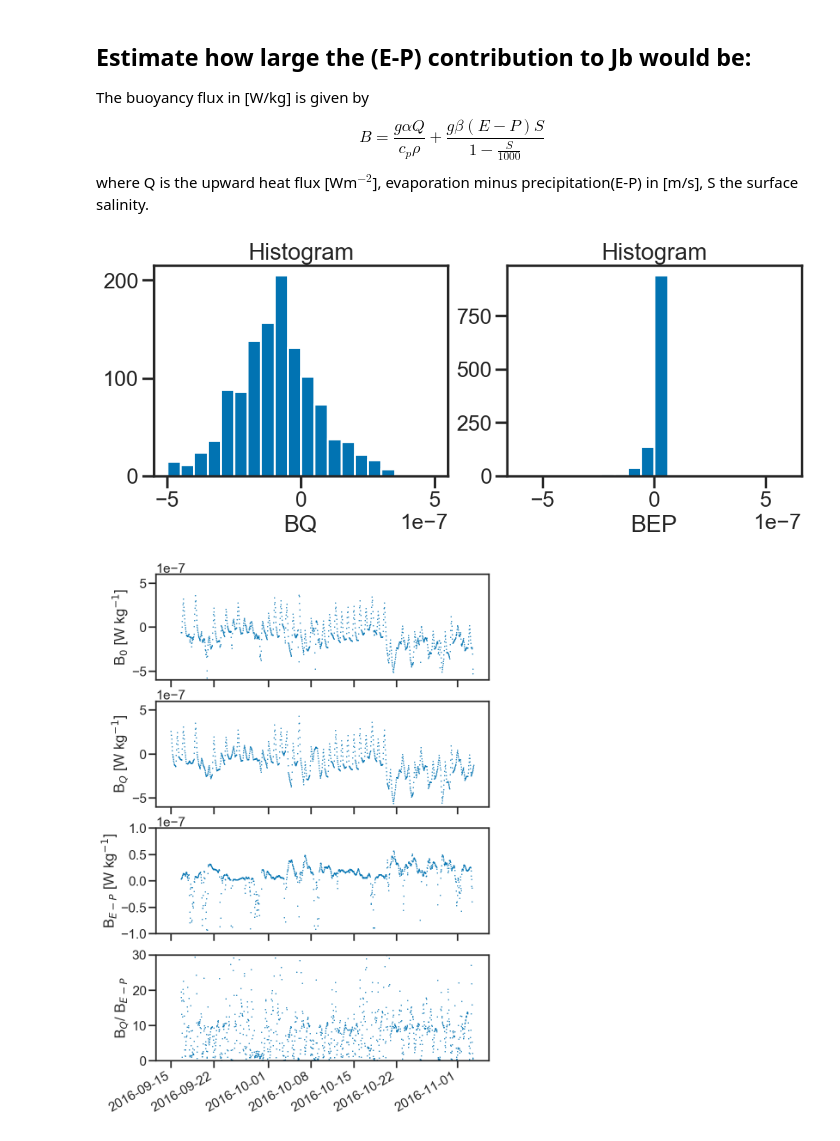
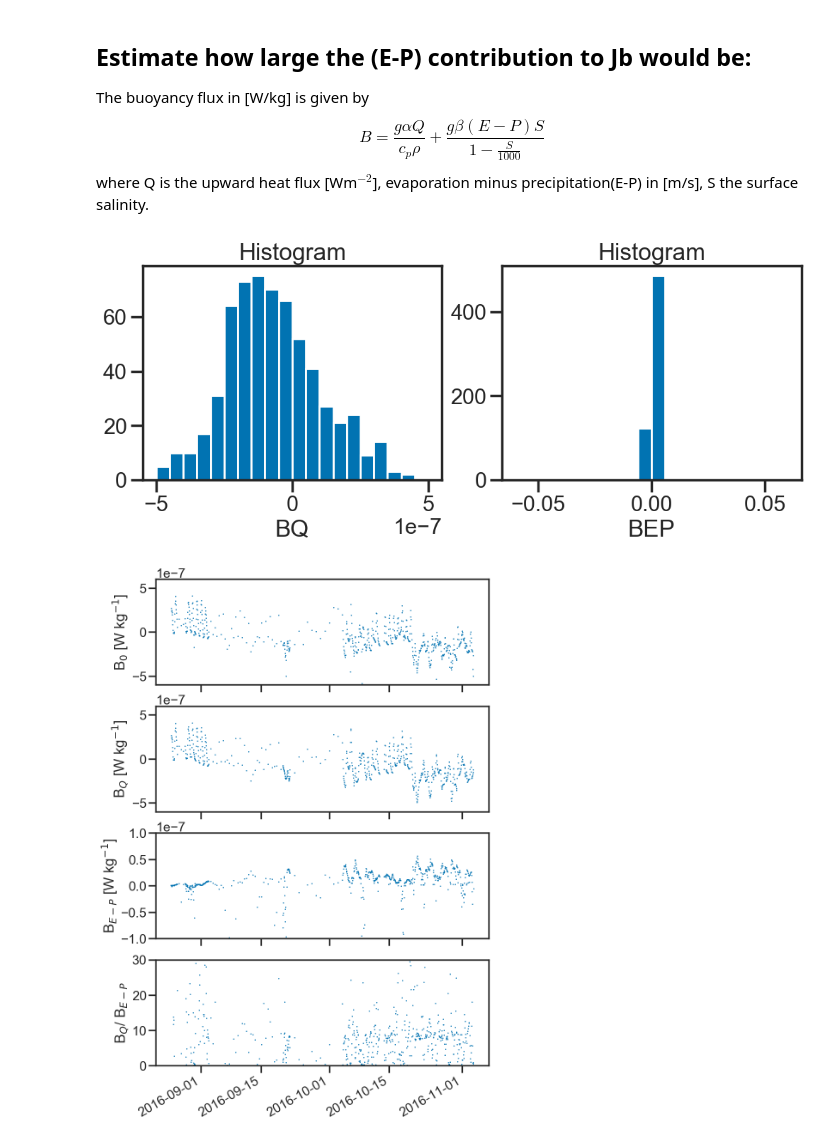
Before and after one commit to sessink/NIW, a Jupyter notebook: notebooks/turbulent_terms.ipynb, the cells around one changed output. Saved outputs shown, nothing was run; the diff lists cells and outputs as text; code cells hidden in the pictures.

```diff
--- a/notebooks/turbulent_terms.ipynb
+++ b/notebooks/turbulent_terms.ipynb
@@ -349,3 +263,34 @@ met['uprime_kz'] = met.uprime/(0.4*met.mld_new)
+# %%
+cfs = cfs.interp_like(raw, method='linear')
+# %%
+rho0=raw.rho0.mean()
+g = 9.81
+
+
+raw['emp'] = ('time', interp_in_space(raw, emp).EMP)
+raw['emp'] = raw.emp/(100*86400)
+raw['qnet'] = ('time', cfs['Qnet'])
+raw['tx'] = ('time', cfs['tx'])
+raw['ty'] = ('time', cfs['ty'])
+raw['taudotu'] = raw.u_surf * raw.tx + raw.v_surf * raw.ty
+
+raw['tau'] = ('time', np.sqrt( raw.tx**2 + raw.ty**2 ))
+
+raw['uprime'] = np.sqrt( raw.tau/raw.rho0.mean() )
+raw['shear_prod'] = -raw.uprime**3/(0.4*raw.z)
+raw['shear_prod'] = raw.shear_prod.transpose('z','time').where( raw.shear_prod<1e5)
+raw['mshear_prod'] = ('time', -integrate_columns(raw.shear_prod, raw.mld))
+# %%
+import gsw
+cp = gsw.cp_t_exact(raw.S_surf.mean(),raw.T_surf.mean(),0)
+alphaT = gsw.alpha(raw.S_surf.mean(),raw.T_surf.mean(),0)
+betaS = gsw.beta(raw.S_surf.mean(),raw.T_surf.mean(),0)
+# %%
+raw['BQ'] = g*alphaT*raw.qnet/(cp*rho0)
+raw['BEP'] = g*betaS*raw.emp*raw.S_surf/(1-raw.S_surf/1000)
+raw['B'] = raw.BQ + raw.BEP
+raw['MO'] = -raw.uprime**3/(0.4*raw.B)
+raw['MO_MLD'] = raw.MO/met.mld
 # %% [markdown]
 ## Estimate how large the (E-P) contribution to Jb would be:
 
@@ -356,10 +301,10 @@ $$
 where Q is the upward heat flux [Wm$^{-2}$], evaporation minus precipitation(E-P) in [m/s], S the surface salinity.
 # %%
 f,ax = plt.subplots(1,2, figsize=(12,4))
-met.BQ.plot.hist(ax=ax[0],range=(-5e-7,5e-7), bins=20)
-met.BEP.plot.hist(range=(-6e-7,6e-7),ax=ax[1], bins=20);
+raw.BQ.plot.hist(ax=ax[0],range=(-5e-7,5e-7), bins=20)
+raw.BEP.plot.hist(range=(-6e-2,6e-2),ax=ax[1], bins=20);
 # %% [output]
-[figure, old version]
+[figure, new version]
 # %%
 f,ax=plt.subplots(4,1,sharex=True, figsize=(10,15))
 # met['uprime'].plot(ax=ax[0],lw=0,marker='.',ms=2)
@@ -367,29 +312,29 @@ f,ax=plt.subplots(4,1,sharex=True, figsize=(10,15))
 # ax[0].set_ylabel(r'u*')
 # ax[0].set_ylim(0,2e-6)
 
-met['B'].plot(ax=ax[0],lw=0,marker='.',ms=2)
+raw['B'].plot(ax=ax[0],lw=0,marker='.',ms=2)
 ax[0].set_xlabel(None)
 ax[0].set_ylabel(r'B$_0$ [W kg$^{-1}$]')
 ax[0].set_ylim(-6e-7,6e-7)
 
-met['BQ'].plot(ax=ax[1],lw=0,marker='.',ms=2)
+raw['BQ'].plot(ax=ax[1],lw=0,marker='.',ms=2)
 ax[1].set_xlabel(None)
 ax[1].set_ylabel(r'B$_Q$ [W kg$^{-1}$]')
 ax[1].set_ylim(-6e-7,6e-7)
 
-met.BEP.plot(ax=ax[2],lw=0,marker='.',ms=2)
+raw.BEP.plot(ax=ax[2],lw=0,marker='.',ms=2)
 ax[2].set_xlabel(None)
 ax[2].set_ylabel(r'B$_{E-P}$ [W kg$^{-1}$]');
 ax[2].set_ylim(-1e-7,1e-7);
 
-met['ratio'] = np.abs( met.BQ/met.BEP )
-met.ratio.plot(ax=ax[3],lw=0,marker='.',ms=2)
+raw['ratio'] = np.abs( raw.BQ/raw.BEP )
+raw.ratio.plot(ax=ax[3],lw=0,marker='.',ms=2)
 ax[3].set_xlabel(None)
 ax[3].set_ylabel(r'B$_Q$/ B$_{E-P}$');
 ax[3].set_ylim(0,30);
 
 plt.savefig('../figures/buoyancy_fluxes.pdf')
 # %% [output]
-[figure, old version]
+[figure, new version]
 # %%
 f,ax=plt.subplots(4,1,sharex=True, figsize=(10,15))
```
Also changed, not shown: parts of 28 cells of this notebook.
